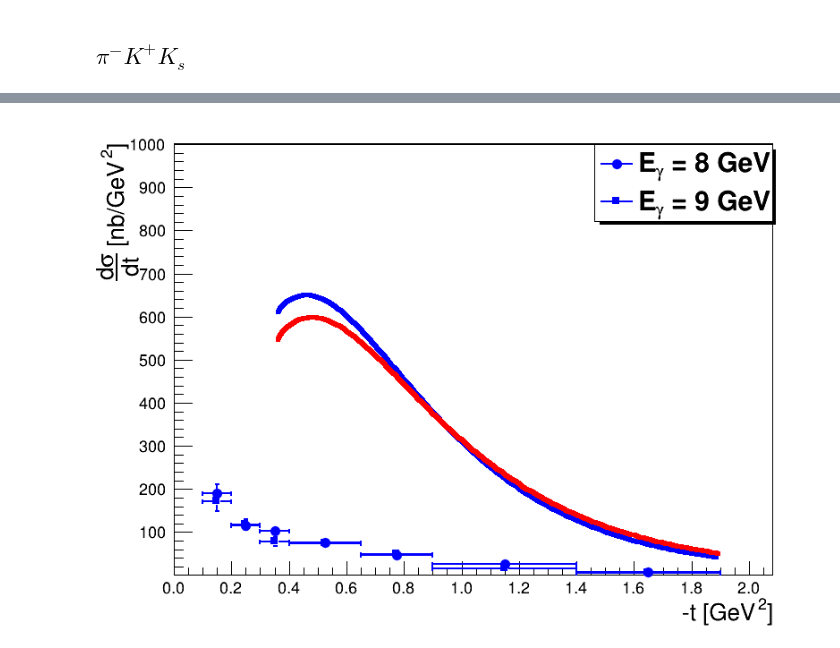
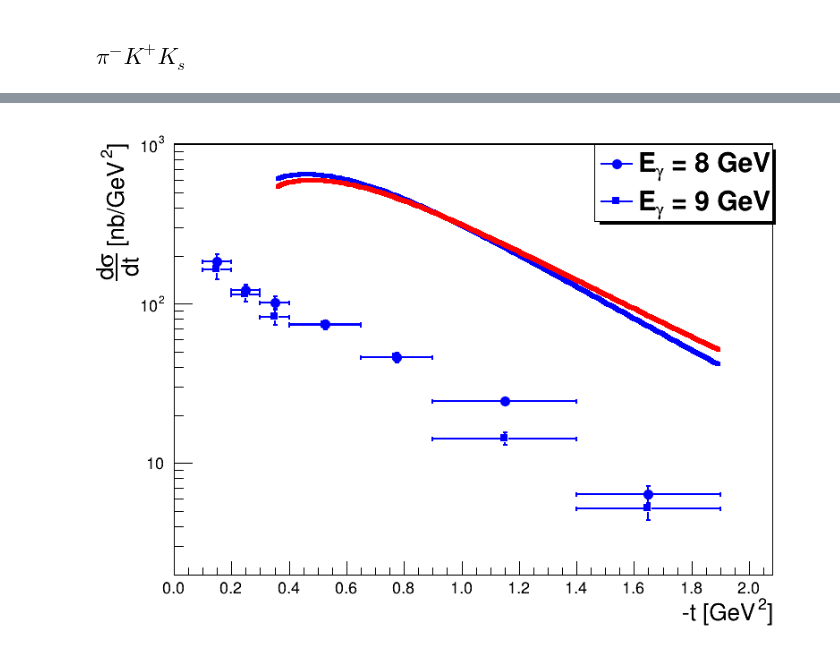
Before and after one commit to tylerviducic/gluex, a Jupyter notebook: scripts/plotting/dnp_maui/plot_kkpi_cs.ipynb, the cells around one changed output, grey strips where cells are left out. Cells and saved outputs as stored; diff of their text form; code cells hidden in the pictures.

```diff
--- a/scripts/plotting/dnp_maui/plot_kkpi_cs.ipynb
+++ b/scripts/plotting/dnp_maui/plot_kkpi_cs.ipynb
@@ -243,6 +243,6 @@ c.Draw()
 # %%
 c.Clear()
-# c.SetLogy()
+c.SetLogy()
 
 result_legend = ROOT.TLegend(0.7, 0.8, 0.95, 0.95)
 result_legend.AddEntry(pipkmks_graphs[0], 'E_{#gamma} = 8 GeV', 'lfp')
@@ -251,34 +251,34 @@ result_legend.AddEntry(pipkmks_graphs[1], 'E_{#gamma} = 9 GeV', 'lfp')
 # result_legend.AddEntry(clas_graphs[1], ' CLAS - E_{#gamma} = 3.0 GeV', 'lfp')
 # result_legend.AddEntry(clas_graphs[2], ' CLAS - E_{#gamma} = 3.27 GeV', 'lfp')
 # result_legend.AddEntry(clas_graphs[3], ' CLAS - E_{#gamma} = 3.56 GeV', 'lfp')
 # result_legend.AddEntry(theory_graphs[0], 'Theory - E_{#gamma} = 8 GeV', 'lfp')
 # result_legend.AddEntry(theory_graphs[1], 'Theory - E_{#gamma} = 9 GeV', 'lfp')
 
 theory_graphs[1].GetXaxis().SetTitle('-t [GeV^{2}]')
 theory_graphs[1].GetYaxis().SetTitle('#frac{d#sigma}{dt} [nb/GeV^{2}]')
 theory_graphs[1].GetYaxis().SetTitleSize(0.05)
 theory_graphs[1].GetXaxis().SetTitleSize(0.05)
 theory_graphs[1].GetYaxis().SetTitleOffset(0.9)
 theory_graphs[1].GetXaxis().SetTitleOffset(0.9)
 theory_graphs[1].SetLineColor(ROOT.kBlue)
 theory_graphs[1].SetLineWidth(5)
 theory_graphs[0].SetLineColor(ROOT.kRed)
 theory_graphs[0].SetLineWidth(5)
 
 pipkmks_graphs[0].GetYaxis().SetRangeUser(2.0, 1000)
 
 pipkmks_graphs[0].Draw('AP')
 pipkmks_graphs[1].Draw('P')
 theory_graphs[1].Draw('L')
 theory_graphs[0].Draw('L')
 # clas_graphs[0].Draw('P')
 # clas_graphs[1].Draw('P')
 # clas_graphs[2].Draw('P')
 # clas_graphs[3].Draw('P')
 result_legend.Draw()
 c.Draw()
 # %% [output]
-[figure, old version]
+[figure, new version]
 # %%
 c.Clear()
 
```
Also changed, not shown: parts of 6 cells of this notebook, 5 other files.
